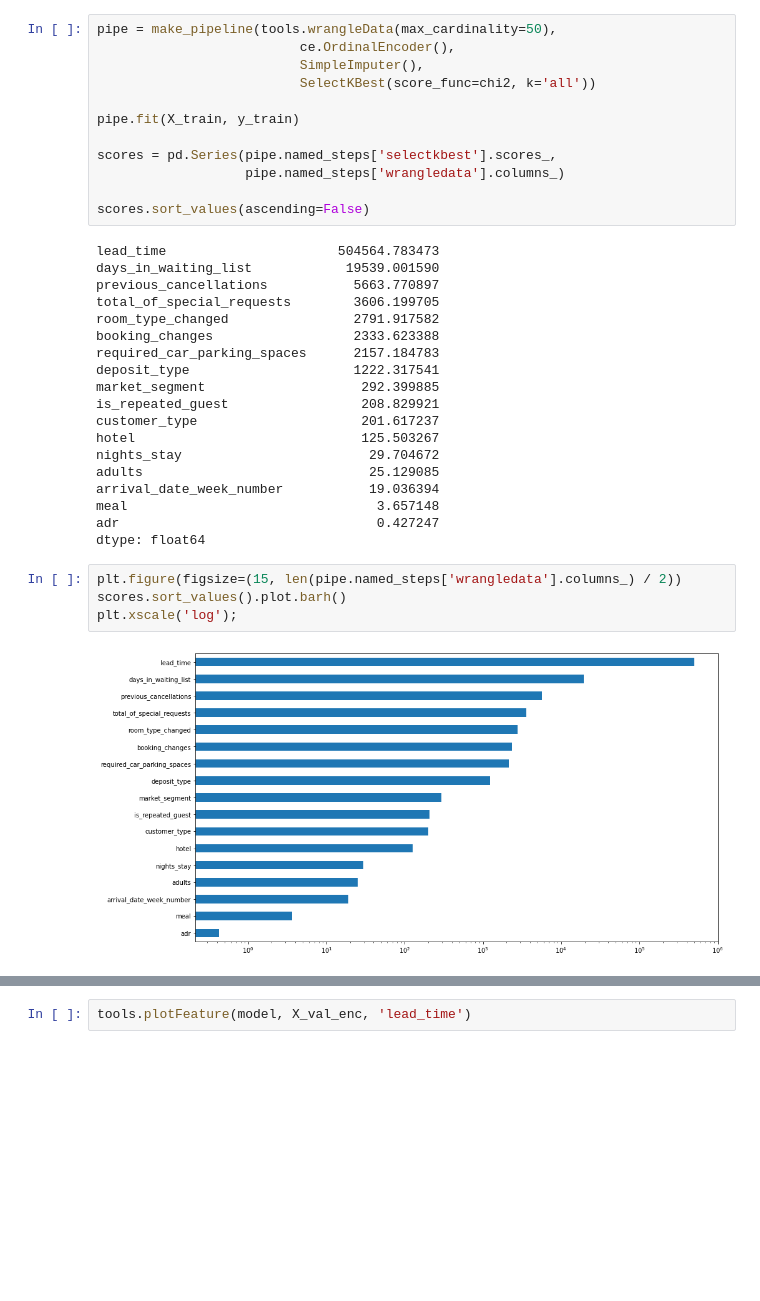
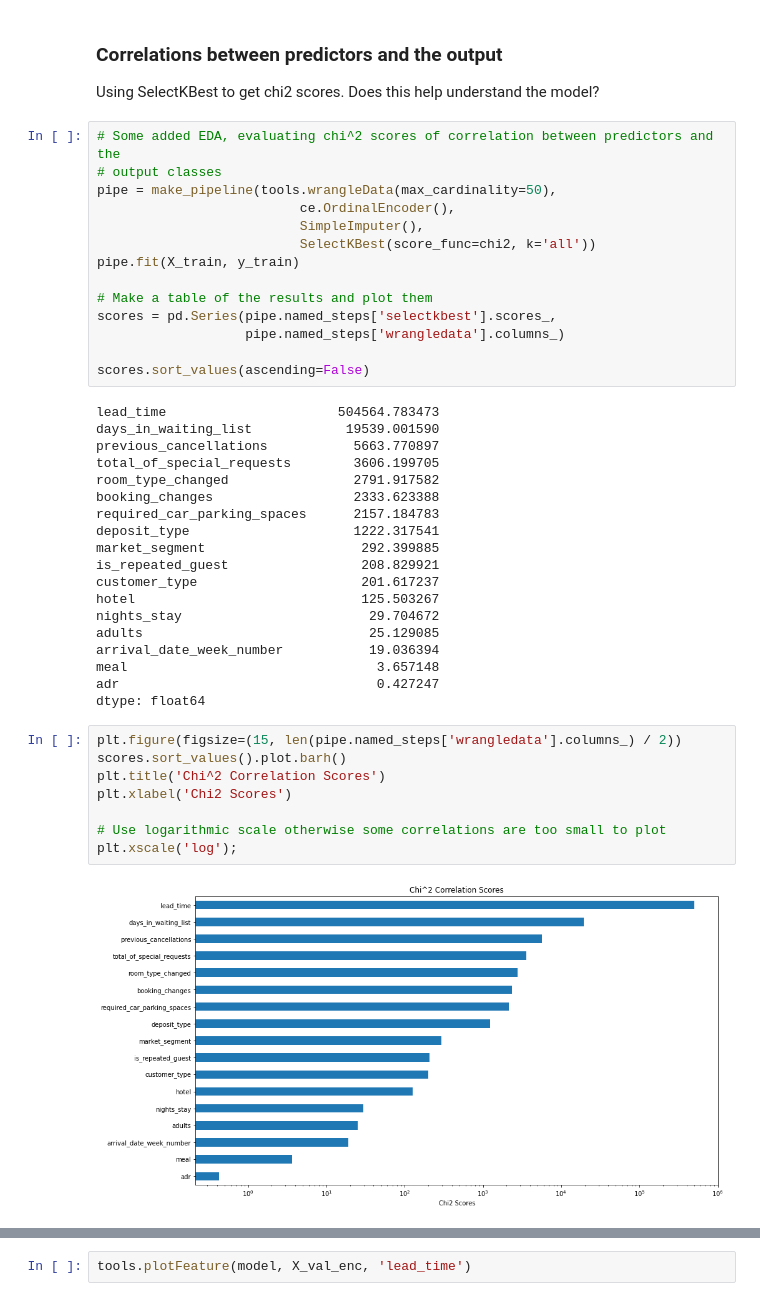
Before and after one commit to karencfisher/Hotel-Cancellations, a Jupyter notebook: notebooks/Model.ipynb, the cells around one changed output, grey strips where cells are left out. Cells and saved outputs as stored; diff of their text form; blank space fills up the shorter version.

```diff
--- a/notebooks/Model.ipynb
+++ b/notebooks/Model.ipynb
@@ -84,14 +90,20 @@ X_train, X_test, y_train, y_test = train_test_split(X, y, test_size=.3, random_s
                                                     stratify=y)
 X_train, X_val, y_train, y_val = train_test_split(X_train, y_train, test_size=.3,
                                                   random_state=42, stratify=y_train)
+# %% [markdown]
+### Correlations between predictors and the output
+
+Using SelectKBest to get chi2 scores. Does this help understand the model?
 # %%
+# Some added EDA, evaluating chi^2 scores of correlation between predictors and the
+# output classes
 pipe = make_pipeline(tools.wrangleData(max_cardinality=50),
                           ce.OrdinalEncoder(),
                           SimpleImputer(),
                           SelectKBest(score_func=chi2, k='all'))
-
 pipe.fit(X_train, y_train)
 
+# Make a table of the results and plot them
 scores = pd.Series(pipe.named_steps['selectkbest'].scores_,
                    pipe.named_steps['wrangledata'].columns_)
 
@@ -118,6 +130,10 @@ dtype: float64
 # %%
 plt.figure(figsize=(15, len(pipe.named_steps['wrangledata'].columns_) / 2))
 scores.sort_values().plot.barh()
+plt.title('Chi^2 Correlation Scores')
+plt.xlabel('Chi2 Scores')
+
+# Use logarithmic scale otherwise some correlations are too small to plot
 plt.xscale('log');
 # %% [output]
-[figure, old version]
+[figure, new version]
```
Also changed, not shown: parts of 43 cells of this notebook.
